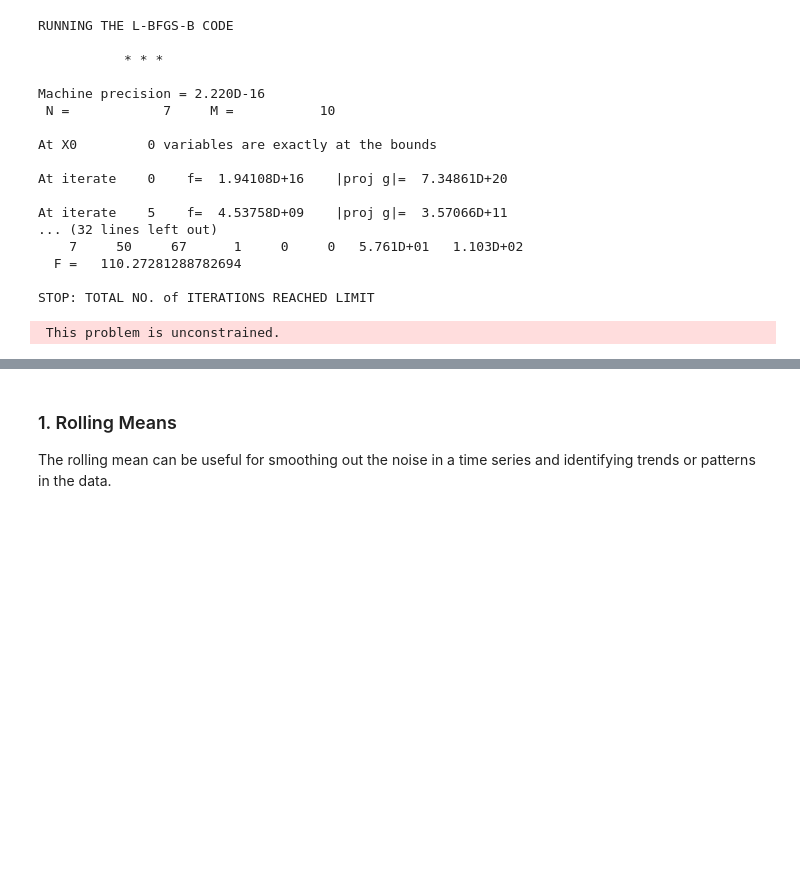
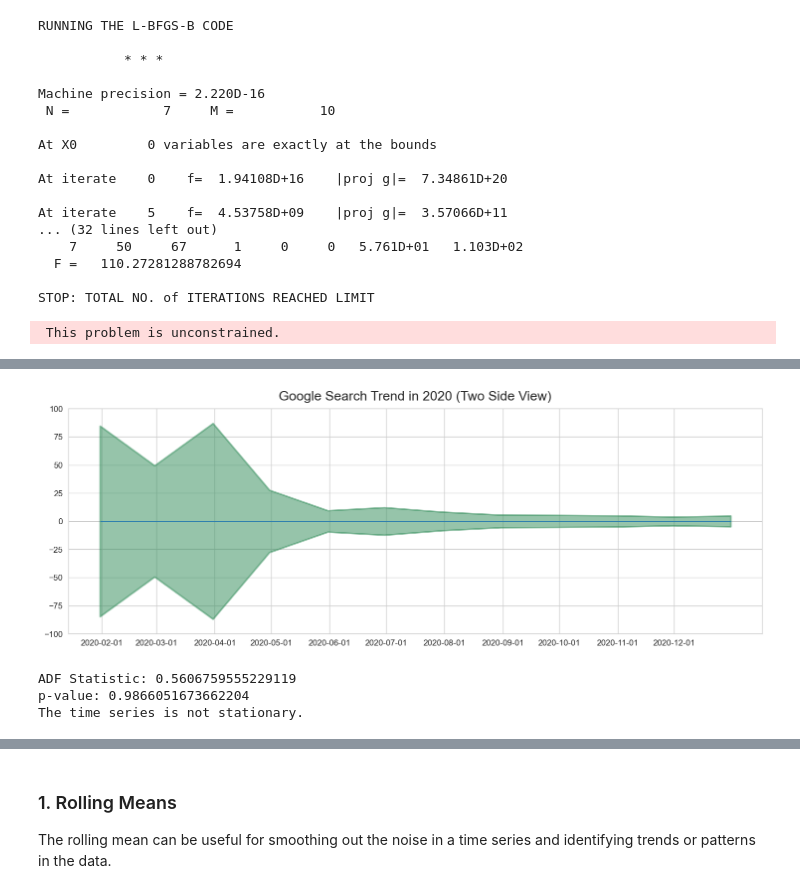
Before and after one commit to macs30200-s23/replication-materials-yuzhouw313, a Jupyter notebook: twitter_analysis.ipynb, the cells around one changed output, grey strips where cells are left out. Saved outputs shown, nothing was run; the diff lists cells and outputs as text; code cells hidden in the pictures; blank space fills up the shorter version.

```diff
--- a/twitter_analysis.ipynb
+++ b/twitter_analysis.ipynb
@@ -842,0 +1025,2 @@ STOP: TOTAL NO. of ITERATIONS REACHED LIMIT
+# %%
+combined_google_df = monthly_df[['chink', 'chinese virus', 'china virus', 'wuhan virus', 'kung flu']].sum(axis=1)
@@ -842,0 +1044,26 @@ STOP: TOTAL NO. of ITERATIONS REACHED LIMIT
+# %%
+fig, ax = plt.subplots(1, 1, figsize=(15,5), dpi= 120)
+y1 = combined_google_df.values
+x = combined_google_df.index
+plt.fill_between(x, y1=y1, y2=-y1, alpha=0.5, linewidth=2, color='seagreen')
+plt.ylim(-100, 100)
+plt.xticks(x.strftime('%Y-%m'))
+plt.title('Google Search Trend in 2020 (Two Side View)', fontsize=16)
+plt.hlines(y=0, xmin=np.min(x), xmax=np.max(x), linewidth=.5)
+plt.show()
+# %% [output]
+[figure, added]
+# %%
+result_combined = adfuller(combined_google_df)
+
+print('ADF Statistic:', result_combined[0])
+print('p-value:', result_combined[1])
+
+if result_combined[1] < 0.05:
+    print('The time series is stationary.')
+else:
+    print('The time series is not stationary.')
+# %% [output]
+ADF Statistic: 0.5606759555229119
+p-value: 0.9866051673662204
+The time series is not stationary.
```
Also changed, not shown: parts of 30 cells of this notebook, 3 other files.
